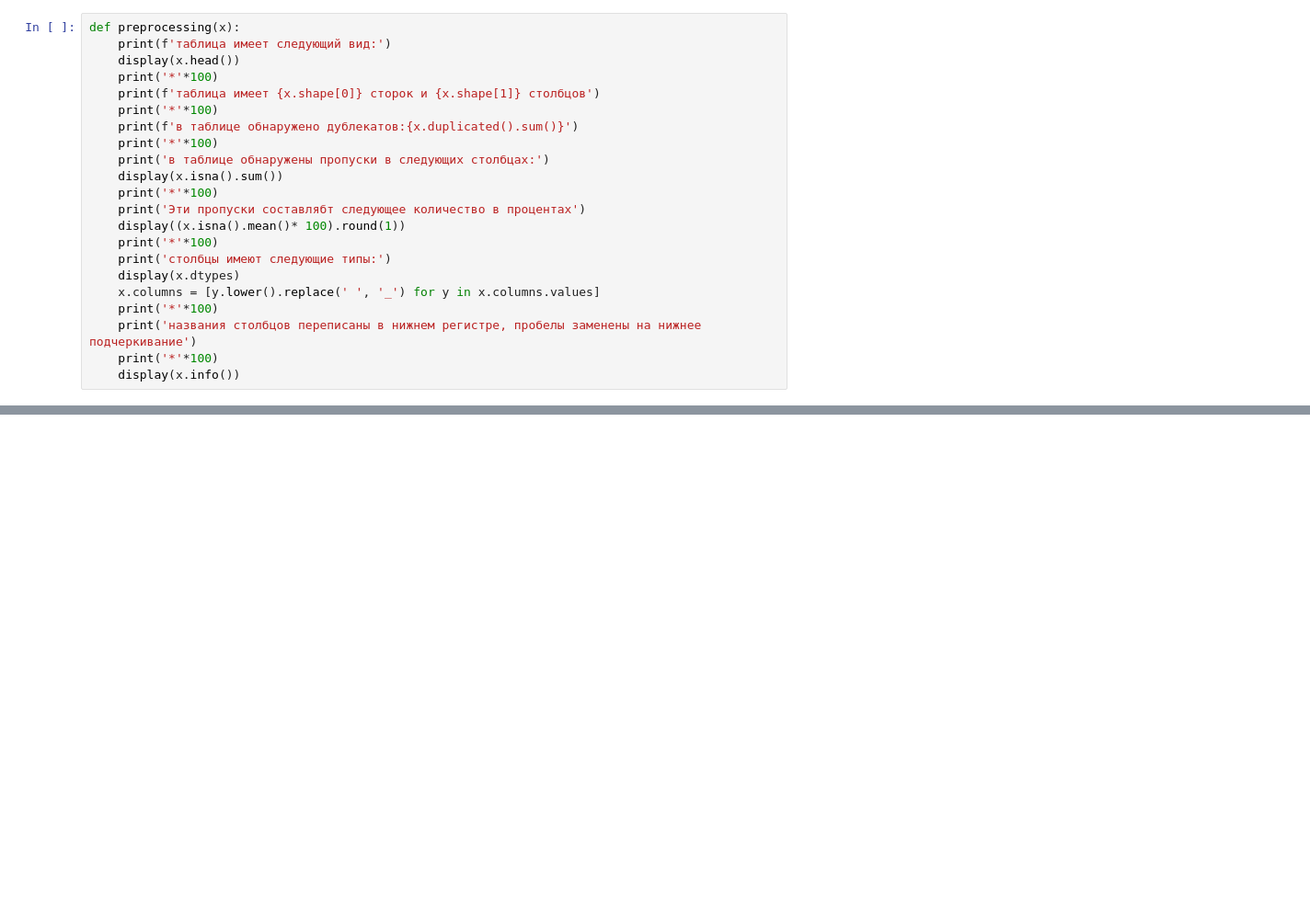
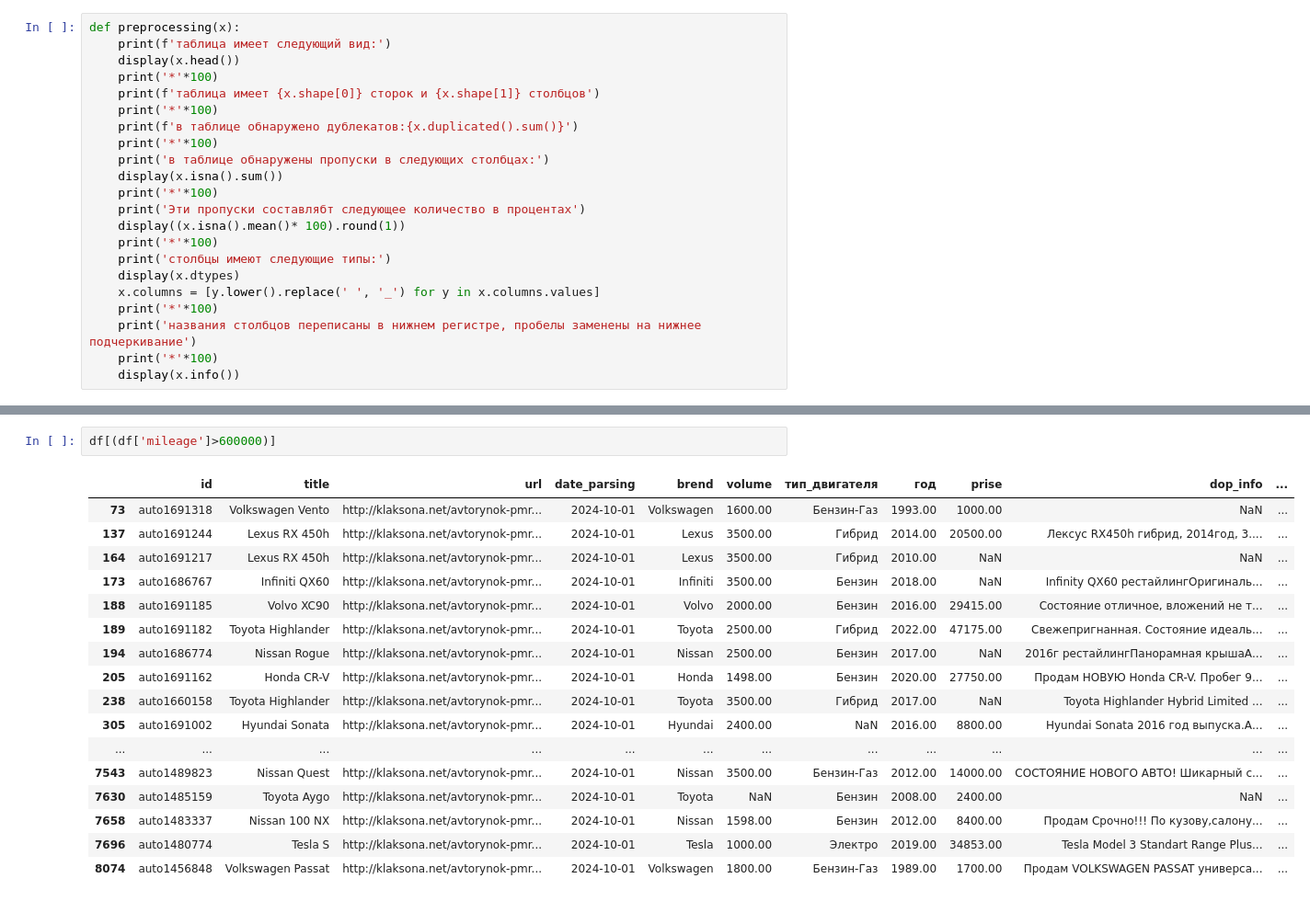
Before and after one commit to APolisakov/parsing, a Jupyter notebook: klakson.ipynb, the cells around one changed output, grey strips where cells are left out. Shown at 92% size. Saved outputs shown, nothing was run; the diff lists cells and outputs as text; blank space fills up the shorter version.

```diff
--- a/klakson.ipynb
+++ b/klakson.ipynb
@@ -290,0 +619,20 @@ element[0].text.split('\n')
+# %%
+df[(df['mileage']>600000)]
+# %% [output]
+|  | id | title | url | date_parsing | brend | volume | тип_двигателя | год | prise | dop_info | ... |
+| 73 | auto1691318 | Volkswagen Vento | http://klaksona.net/avtorynok-pmr... | 2024-10-01 | Volkswagen | 1600.00 | Бензин-Газ | 1993.00 | 1000.00 | NaN | ... |
+| 137 | auto1691244 | Lexus RX 450h | http://klaksona.net/avtorynok-pmr... | 2024-10-01 | Lexus | 3500.00 | Гибрид | 2014.00 | 20500.00 | Лексус RX450h гибрид, 2014год, 3.... | ... |
+| 164 | auto1691217 | Lexus RX 450h | http://klaksona.net/avtorynok-pmr... | 2024-10-01 | Lexus | 3500.00 | Гибрид | 2010.00 | NaN | NaN | ... |
+| 173 | auto1686767 | Infiniti QX60 | http://klaksona.net/avtorynok-pmr... | 2024-10-01 | Infiniti | 3500.00 | Бензин | 2018.00 | NaN | Infinity QX60 рестайлингОригиналь... | ... |
+| 188 | auto1691185 | Volvo XC90 | http://klaksona.net/avtorynok-pmr... | 2024-10-01 | Volvo | 2000.00 | Бензин | 2016.00 | 29415.00 | Состояние отличное, вложений не т... | ... |
+| 189 | auto1691182 | Toyota Highlander | http://klaksona.net/avtorynok-pmr... | 2024-10-01 | Toyota | 2500.00 | Гибрид | 2022.00 | 47175.00 | Свежепригнанная. Состояние идеаль... | ... |
+| 194 | auto1686774 | Nissan Rogue | http://klaksona.net/avtorynok-pmr... | 2024-10-01 | Nissan | 2500.00 | Бензин | 2017.00 | NaN | 2016г рестайлингПанорамная крышаА... | ... |
+| 205 | auto1691162 | Honda CR-V | http://klaksona.net/avtorynok-pmr... | 2024-10-01 | Honda | 1498.00 | Бензин | 2020.00 | 27750.00 | Продам НОВУЮ Hondа CR-V. Пробег 9... | ... |
+| 238 | auto1660158 | Toyota Highlander | http://klaksona.net/avtorynok-pmr... | 2024-10-01 | Toyota | 3500.00 | Гибрид | 2017.00 | NaN | Toyota Highlander Hybrid Limited ... | ... |
+| 305 | auto1691002 | Hyundai Sonata | http://klaksona.net/avtorynok-pmr... | 2024-10-01 | Hyundai | 2400.00 | NaN | 2016.00 | 8800.00 | Hyundai Sonata 2016 год выпуска.А... | ... |
+| ... | ... | ... | ... | ... | ... | ... | ... | ... | ... | ... | ... |
+| 7543 | auto1489823 | Nissan Quest | http://klaksona.net/avtorynok-pmr... | 2024-10-01 | Nissan | 3500.00 | Бензин-Газ | 2012.00 | 14000.00 | СОСТОЯНИЕ НОВОГО АВТО! Шикарный с... | ... |
+| 7630 | auto1485159 | Toyota Aygo | http://klaksona.net/avtorynok-pmr... | 2024-10-01 | Toyota | NaN | Бензин | 2008.00 | 2400.00 | NaN | ... |
+| 7658 | auto1483337 | Nissan 100 NX | http://klaksona.net/avtorynok-pmr... | 2024-10-01 | Nissan | 1598.00 | Бензин | 2012.00 | 8400.00 | Продам Срочно!!! По кузову,салону... | ... |
+| 7696 | auto1480774 | Tesla S | http://klaksona.net/avtorynok-pmr... | 2024-10-01 | Tesla | 1000.00 | Электро | 2019.00 | 34853.00 | Tesla Model 3 Standart Range Plus... | ... |
+| 8074 | auto1456848 | Volkswagen Passat | http://klaksona.net/avtorynok-pmr... | 2024-10-01 | Volkswagen | 1800.00 | Бензин-Газ | 1989.00 | 1700.00 | Продам VOLKSWAGEN PASSAT универса... | ... |
```
Also changed, not shown: parts of 131 cells of this notebook, 2 other files.
